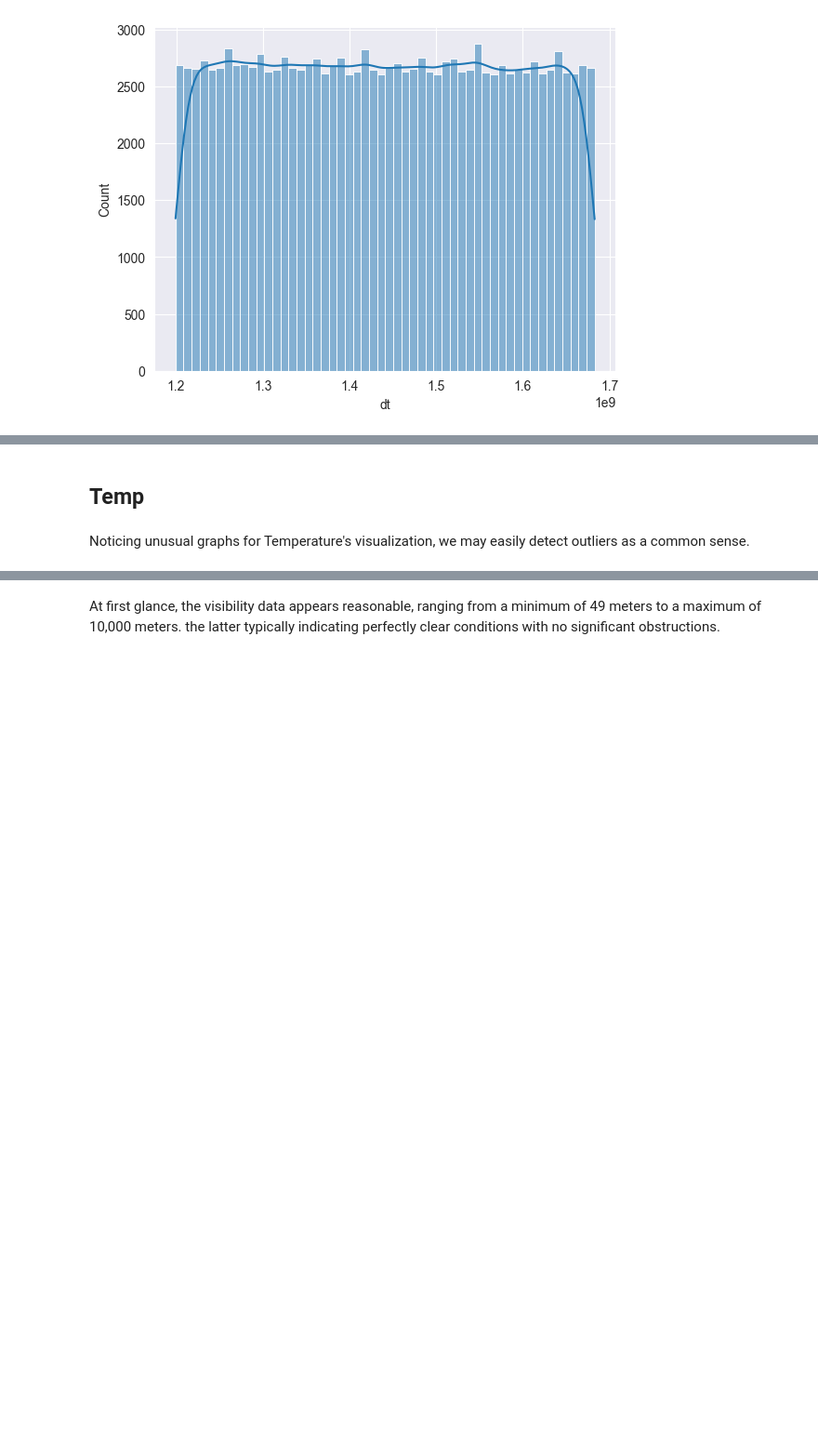
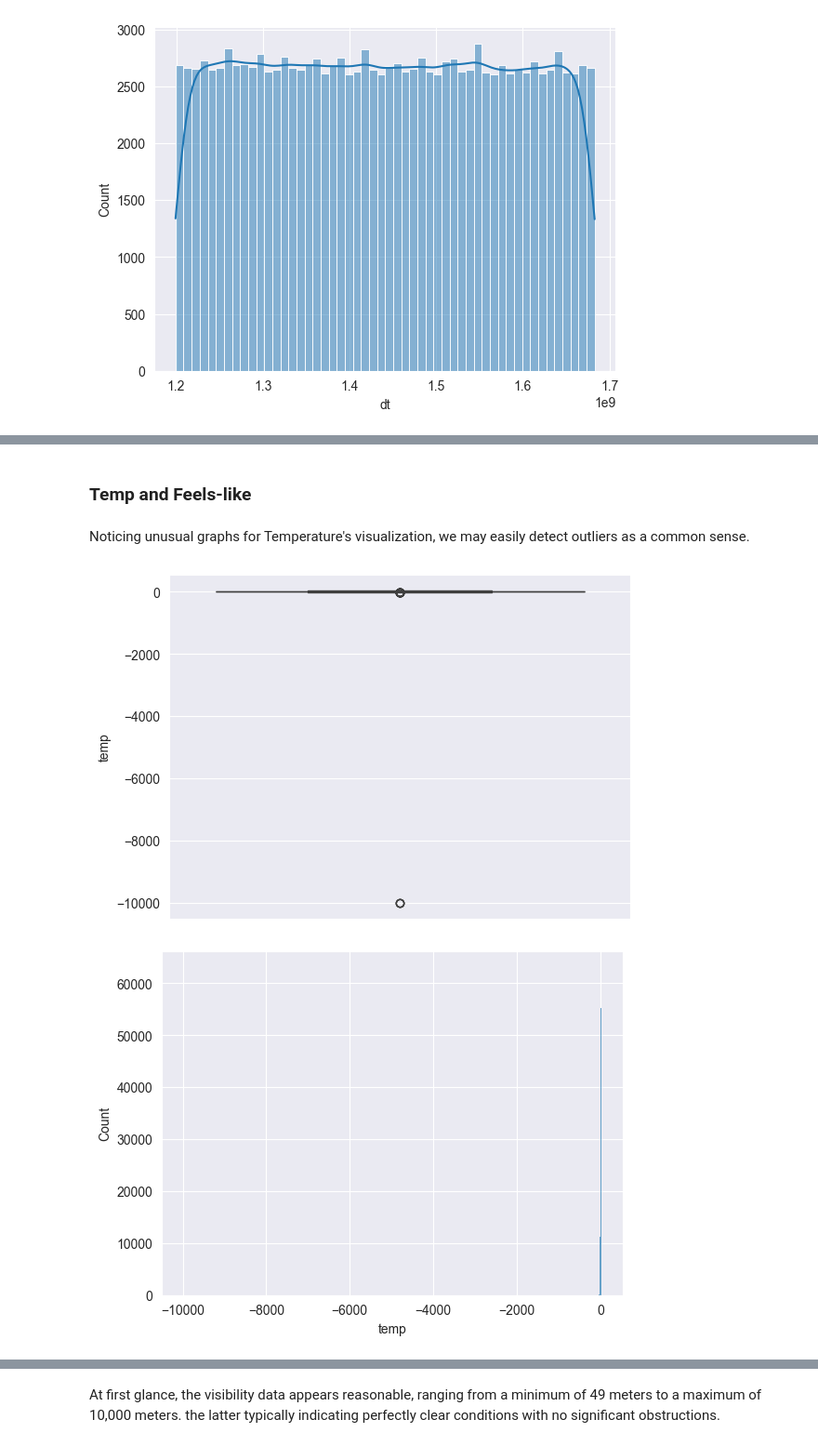
Before and after one commit to annvnt/tum-pads-weatherforcasting, a Jupyter notebook: main.ipynb, the cells around one changed output, grey strips where cells are left out. Shown at 93% size. Cells and saved outputs as stored; diff of their text form; code cells hidden in the pictures; blank space fills up the shorter version.

```diff
--- a/main.ipynb
+++ b/main.ipynb
@@ -124,8 +412,18 @@ cleaned_df
 # %% [markdown]
-## Temp
+### Temp and Feels-like
 # %% [markdown]
 Noticing unusual graphs for Temperature's visualization, we may easily detect outliers as a common sense.
 # %%
 sns.boxplot(df['temp'])
 plt.show()
 sns.histplot(df['temp'])
+plt.show()
+
+sns.boxplot(df['feels_like'])
+plt.show()
+
+sns.histplot(df['feels_like'])
+plt.show()
+# %% [output]
+[figure, added]
+[figure, added]
```
Also changed, not shown: parts of 95 cells of this notebook.
